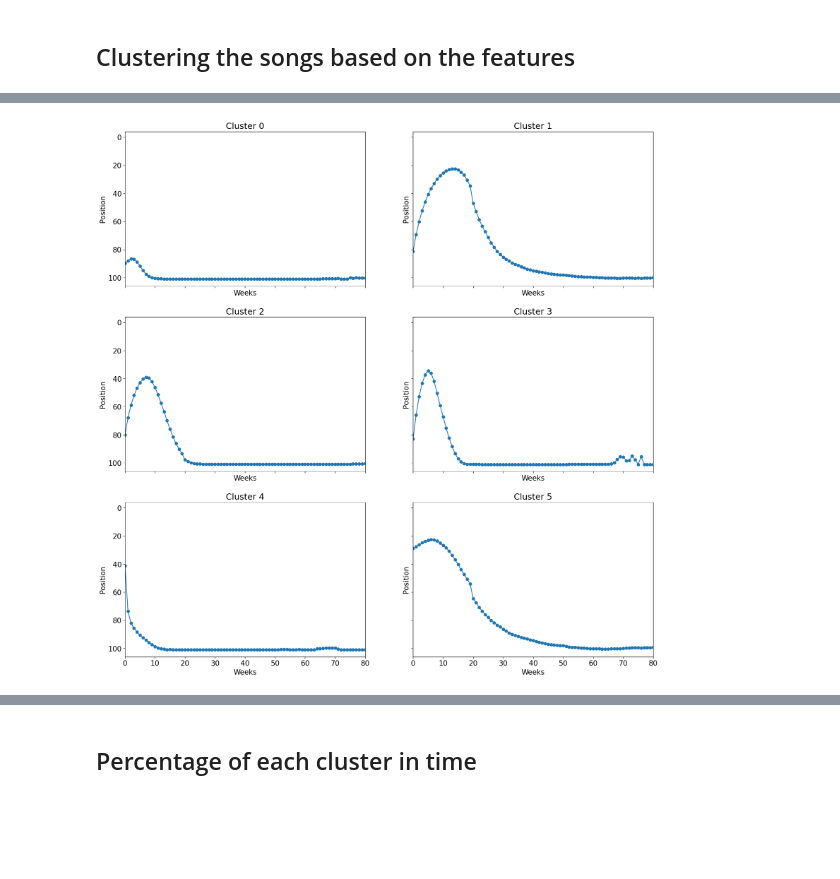
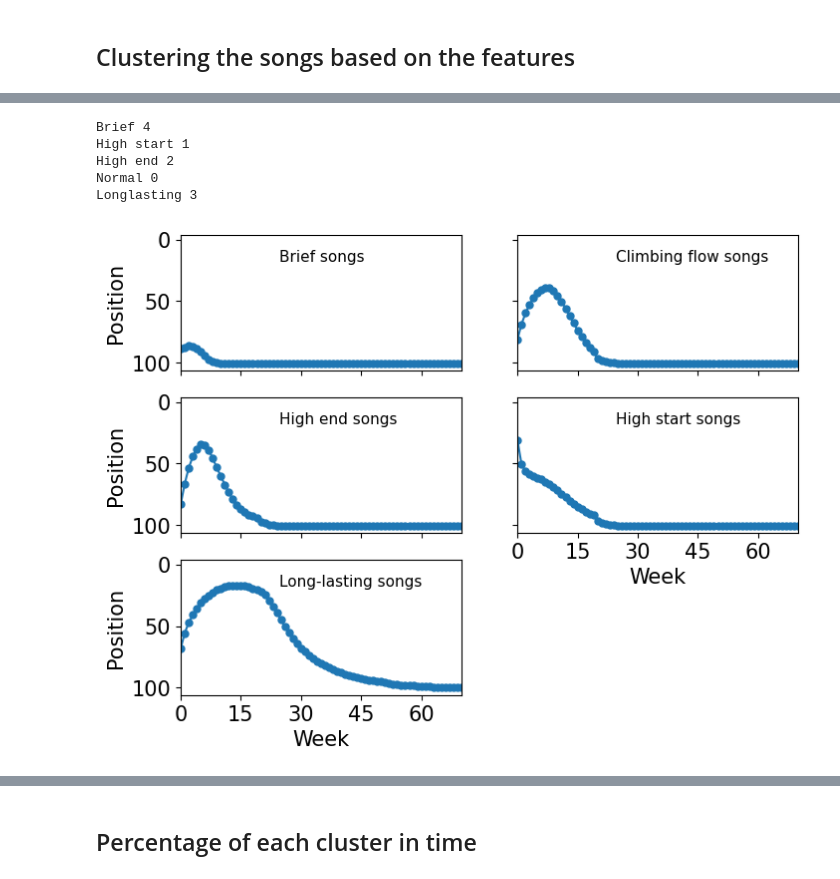
Before and after one commit to martalech/pop_charts_dynamics, a Jupyter notebook: trajectories_analysis/features_clustering.ipynb, the cells around one changed output, grey strips where cells are left out. Drawn from its saved outputs; the diff is of its cells as text; code cells hidden in the pictures; blank space fills up the shorter version.

```diff
--- a/trajectories_analysis/features_clustering.ipynb
+++ b/trajectories_analysis/features_clustering.ipynb
@@ -19,7 +19,7 @@ billboard_hot_100 = pd.read_csv("../billboard_hot_100.csv")
 billboard_hot_100["first_day_of_the_week"] = pd.to_datetime(billboard_hot_100["first_day_of_the_week"],
                                                             infer_datetime_format=True)
 billboard_hot_100["year"] = billboard_hot_100["first_day_of_the_week"].dt.year
-
+billboard_hot_100 = billboard_hot_100[(billboard_hot_100["year"] >= 1959) & (billboard_hot_100["year"] <= 2022)]
 billboard_hot_100.head()
 # %% [output]
 |  | Unnamed: 0 | first_day_of_the_week | artist | song_name | position | last_week_position | peak_position | ... |
@@ -116,7 +138,7 @@ plt.show()
 scaler = StandardScaler()
 X = scaler.fit_transform(billboard_hot_100[features])
 
-model = KMeans(n_clusters=6, n_init="auto")
+model = KMeans(n_clusters=5, n_init="auto", random_state=1)
 model.fit(X)
 
 y_clusters = model.predict(X)
@@ -127,6 +149,47 @@ billboard_hot_100_new = billboard_hot_100[["artist", "song_name", "cluster"]].me
 from numpy import unique
 
 unique_clusters = unique(y_clusters)
+# %%
+# classify clusters
+cluster_statistics = {}
+
+for cluster in unique_clusters:
+    songs_from_cluster = billboard_hot_100_new[billboard_hot_100_new['cluster'] == cluster].copy()
+    cluster_statistics[cluster] = songs_from_cluster[["weeks_on_chart", "past_weeks", "future_weeks", "first_position", "last_position", "top_position"]].describe()
+
+brief_cluster = np.argmin([cluster_statistics[i].loc['75%'].loc["weeks_on_chart"] for i in unique_clusters])
+start_high_cluster = np.argmin([cluster_statistics[i].loc['75%'].loc["first_position"] for i in unique_clusters])
+end_high_cluster = np.argmin([cluster_statistics[i].loc['75%'].loc["last_position"] + cluster_statistics[i].loc['75%'].loc["future_weeks"] for i in unique_clusters])
+normal_cluster = np.argmax([cluster_statistics[i].loc['75%'].loc["last_position"] + cluster_statistics[i].loc['75%'].loc["weeks_on_chart"] for i in unique_clusters])
+longlasting_cluster = np.argmax([cluster_statistics[i].loc['75%'].loc["weeks_on_chart"] for i in unique_clusters])
+#recurrent_cluster = np.argmin([np.abs(20 - cluster_statistics[i].loc['75%'].loc["weeks_on_chart"]) for i in unique_clusters])
+print("Brief " + str(brief_cluster))
+print("High start " + str(start_high_cluster))
+print("High end " + str(end_high_cluster))
+print("Normal " + str(normal_cluster))
+print("Longlasting " + str(longlasting_cluster))
+#print("Recurrent " + str(recurrent_cluster))
+# %% [output]
+Brief 4
+High start 1
+High end 2
+Normal 0
+Longlasting 3
+# %%
+def map_cluster_name(cluster_nr):
+    if cluster_nr == brief_cluster:
+        return "Brief songs"
+    if cluster_nr == start_high_cluster:
+        return "High start songs"
+    if cluster_nr == end_high_cluster:
+        return "High end songs"
+    if cluster_nr == normal_cluster:
+        return "Climbing flow songs"
+    #if cluster_nr == longlasting_cluster:
+    return "Long-lasting songs"
+    #return "Recurrent songs"
+
+billboard_hot_100_new["cluster"] = billboard_hot_100_new["cluster"].map(lambda x: map_cluster_name(x))
 # %%
 rows_to_add = []
 
@@ -163,36 +226,44 @@ billboard_100_with_empty_weeks = pd.concat([billboard_hot_100_new[["artist", "so
     "max_weeks_on_chart", "cluster"]], pd.DataFrame(rows_to_add)], ignore_index=True)
 billboard_100_with_empty_weeks["first_week"] = billboard_100_with_empty_weeks.groupby(["artist", "song_name"])["first_day_of_the_week"].transform("min")
 # %%
-fig, axes = plt.subplots(math.ceil(len(unique_clusters)/2), 2, figsize=(20, 20), sharex=True, sharey=True)
+fig, axes = plt.subplots(math.ceil(len(unique_clusters)/2), 2, figsize=(8, 6), sharex=True, sharey=True)
 row_i, col_i = 0, 0
+unique_clusters = unique(billboard_100_with_empty_weeks['cluster'])
 
 for cluster in tqdm(unique_clusters):
     songs_from_cluster = billboard_100_with_empty_weeks[billboard_100_with_empty_weeks['cluster'] == cluster].copy()
 
     min_first_week = songs_from_cluster["first_day_of_the_week"].min().to_pydatetime()
-
     songs_from_cluster["first_day_of_the_week"] = songs_from_cluster.apply(lambda row:
         int(((min_first_week + timedelta(
                 days=(row["first_day_of_the_week"] - row["first_week"]).days)) - min_first_week).days / 7), axis=1)
 
     songs_from_cluster.set_index("first_day_of_the_week", inplace=True)
 
     axes[row_i, col_i].plot(songs_from_cluster.groupby("first_day_of_the_week")["position"].mean(),
-            marker='o')
+            marker='o', ms=5)
 
-    axes[row_i, col_i].set_title(f"Cluster {cluster}")
-    axes[row_i, col_i].set_xlabel("Weeks")
-    axes[row_i, col_i].set_ylabel("Position")
+    axes[row_i, col_i].text(0.35, 0.8, f"{cluster}", transform=axes[row_i, col_i].transAxes, fontsize=11)
+    if row_i == 2 or ((row_i == 1) and (col_i == 1)):
+        axes[row_i, col_i].set_xlabel("Week")
+        axes[row_i, col_i].xaxis.set_tick_params(labelbottom=True)
+        axes[row_i, col_i].xaxis.set_major_locator(plt.MaxNLocator(6))
+        for tk in axes[row_i, col_i].get_xticklabels():
+                tk.set_visible(True)
+
+    if col_i == 0:
+        axes[row_i, col_i].set_ylabel("Position")
 
     col_i += 1
     if col_i == 2:
         col_i = 0
         row_i += 1
 
-plt.xlim(0, 80)
+fig.delaxes(axes[2, 1])
+plt.xlim(0, 70)
 plt.gca().invert_yaxis()
-plt.savefig("figures/average_cluster_trajectories.pdf", format="pdf")
+plt.savefig("figures/average_cluster_trajectories.pdf", format="pdf", bbox_inches="tight")
 plt.show()
 # %% [output]
-[figure, old version]
+[figure, new version]
 # %%
```
Also changed, not shown: parts of 8 cells of this notebook, 41 other files.
